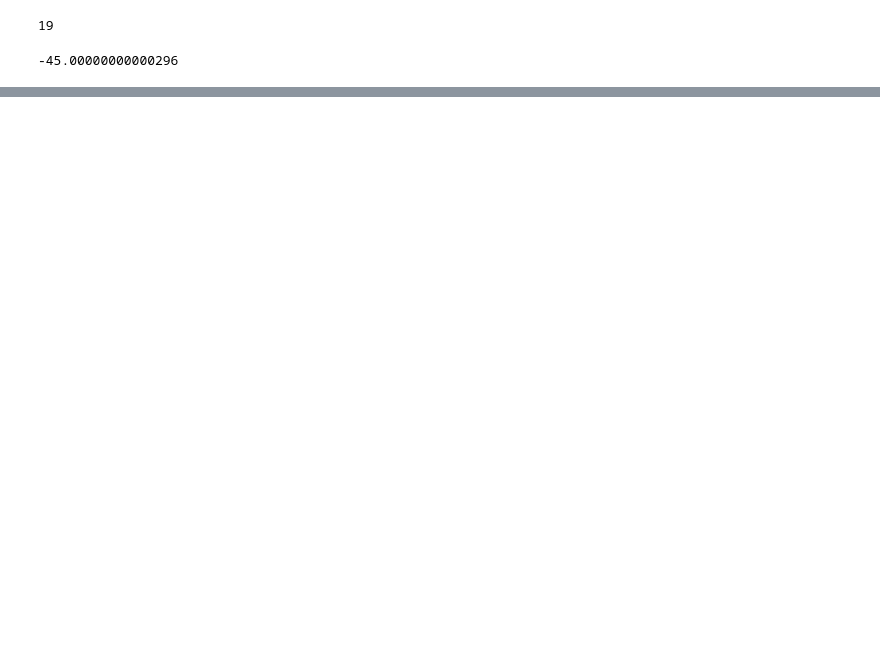
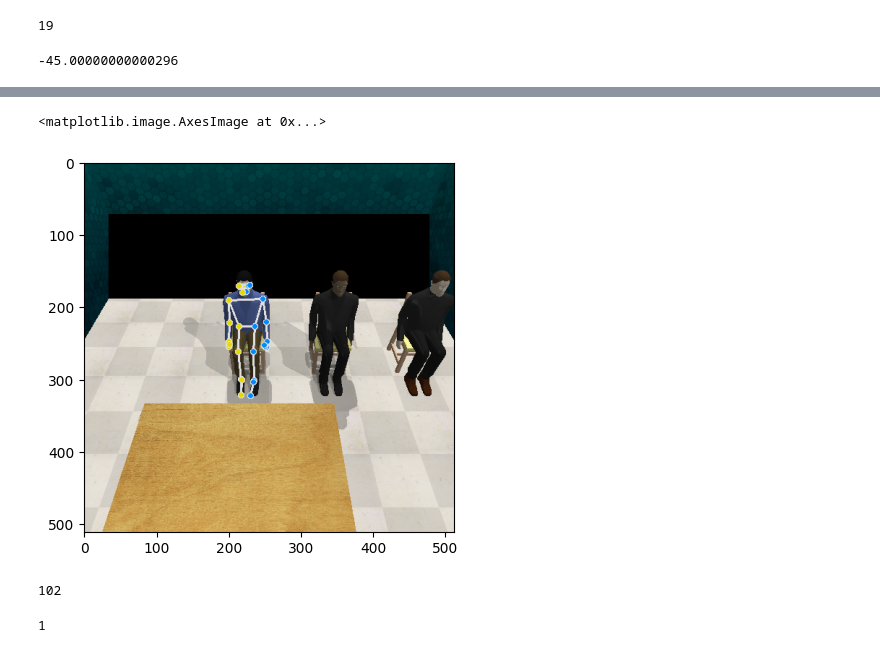
Before and after one commit to obasekore/rl-based-cctv-placement-for-social-gesture-recognition, a Jupyter notebook: main.ipynb, the cells around one changed output, grey strips where cells are left out. Drawn from its saved outputs; the diff is of its cells as text; code cells hidden in the pictures; blank space fills up the shorter version.

```diff
--- a/main.ipynb
+++ b/main.ipynb
@@ -201,3 +228,36 @@ plt.imshow(image)
+# %%
+# STEP 2: Create an PoseLandmarker object.
+base_options = python.BaseOptions(model_asset_path='pose_landmarker.task')
+options = vision.PoseLandmarkerOptions(
+    base_options=base_options,
+    output_segmentation_masks=True)
+detector = vision.PoseLandmarker.create_from_options(options)
+# %%
+# STEP 3: Load the input image.
+image = mp.Image(image_format=mp.ImageFormat.SRGB, data=image)
+# %%
+
+
+
+# STEP 4: Detect pose landmarks from the input image.
+detection_result = detector.detect(image)
+
+# STEP 5: Process the detection result. In this case, visualize it.
+annotated_image = draw_landmarks_on_image(image.numpy_view(), detection_result)
+# cv2_imshow(cv2.cvtColor(annotated_image, cv2.COLOR_RGB2BGR))
+plt.imshow(annotated_image)
+# %% [output]
+<matplotlib.image.AxesImage at 0x...>
+[figure, added]
+# %%
+partHandle = sim.getObject('/participant/Bill/shoes/lowerLegs/kneeJoint/upperLegs/legJoint/body/rightShoulderJoint/rightArmJoint',{'index':2})
+partHandle
+# %% [output]
+102
+# %%
+sim.setJointPosition(partHandle, np.pi/2)
+# %% [output]
+1
 # %%
 x = sim.getObject('')
 # %%
```
Also changed, not shown: parts of 9 cells of this notebook, 2 other files.
